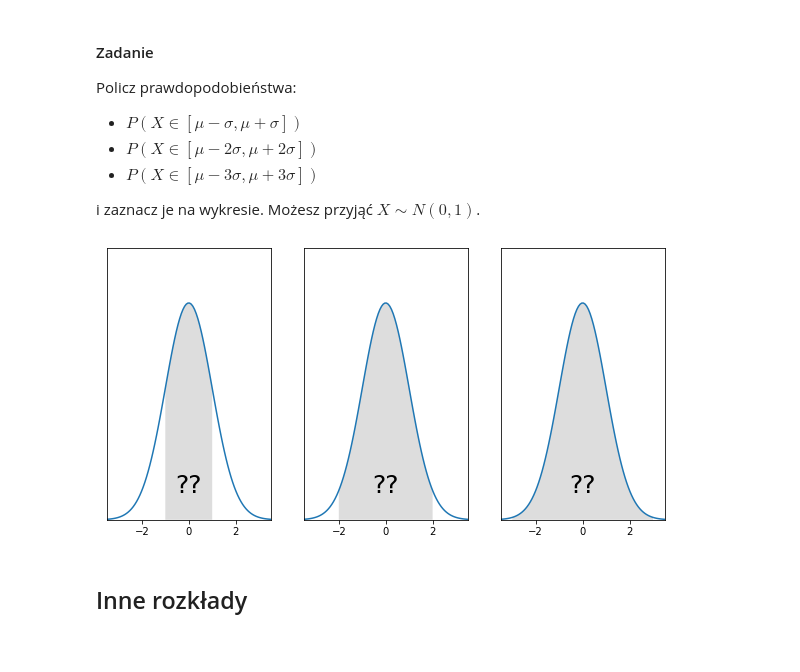
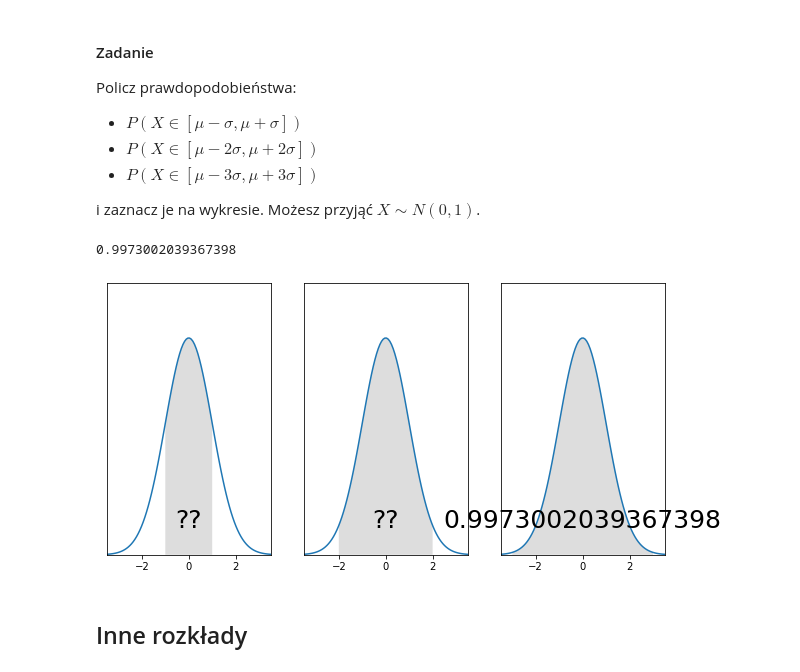
Before and after one commit to MalgosiaL/stat_prob_2020_10, a Jupyter notebook: sobota_lab.ipynb, the cells around one changed output. Drawn from its saved outputs; the diff is of its cells as text; code cells hidden in the pictures.

```diff
--- a/sobota_lab.ipynb
+++ b/sobota_lab.ipynb
@@ -1390,24 +1475,32 @@ Policz prawdopodobieństwa:
 </ul>
 
 i zaznacz je na wykresie. Możesz przyjąć $X \sim N(0, 1)$.
+# %%
+# p(X ... z 3 sigmami)
+
+X = stats.norm(0, 1)
+print(X.cdf(3)-X.cdf(-3))
+s3 = X.cdf(3)-X.cdf(-3)
+# %% [output]
+0.9973002039367398
 # %%
 nd = stats.norm() # z domyślnymi parametrami, tzn. średnia=0, sd=1
 x = np.linspace(-3.5, 3.5,100)
 x1 = np.linspace(-1,1)
 x2 = np.linspace(-2,2)
 x3 = np.linspace(-3,3)
 
 y = nd.pdf(x)
 y1 = nd.pdf(x1)
 y2 = nd.pdf(x2)
 y3 = nd.pdf(x3)
 fig, axs = plt.subplots(1,3, sharey=True, figsize=(10, 5))
 show_SD(axs[0], x1, y1, "??")
 show_SD(axs[1], x2, y2, "??")
-show_SD(axs[2], x3, y3, "??")
+show_SD(axs[2], x3, y3, s3)
 plt.show()
 # %% [output]
-[figure, old version]
+[figure, new version]
 # %% [markdown]
 ## Inne rozkłady
 # %% [markdown]
```
Also changed, not shown: parts of 34 cells of this notebook.
